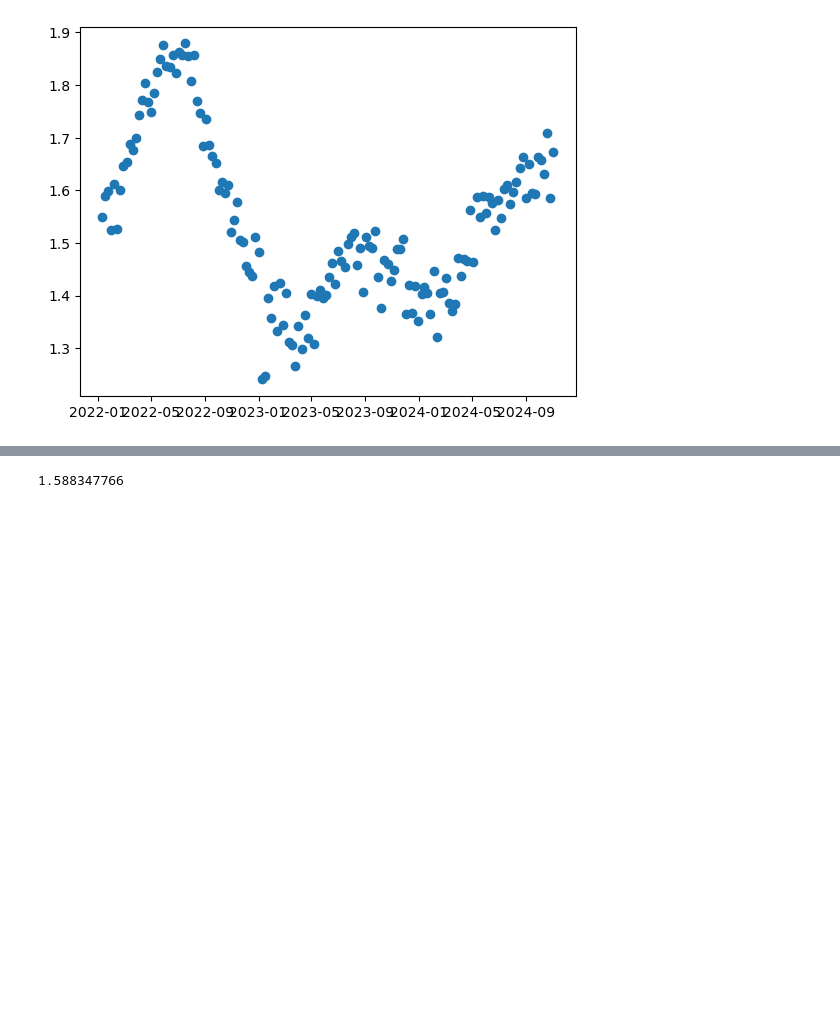
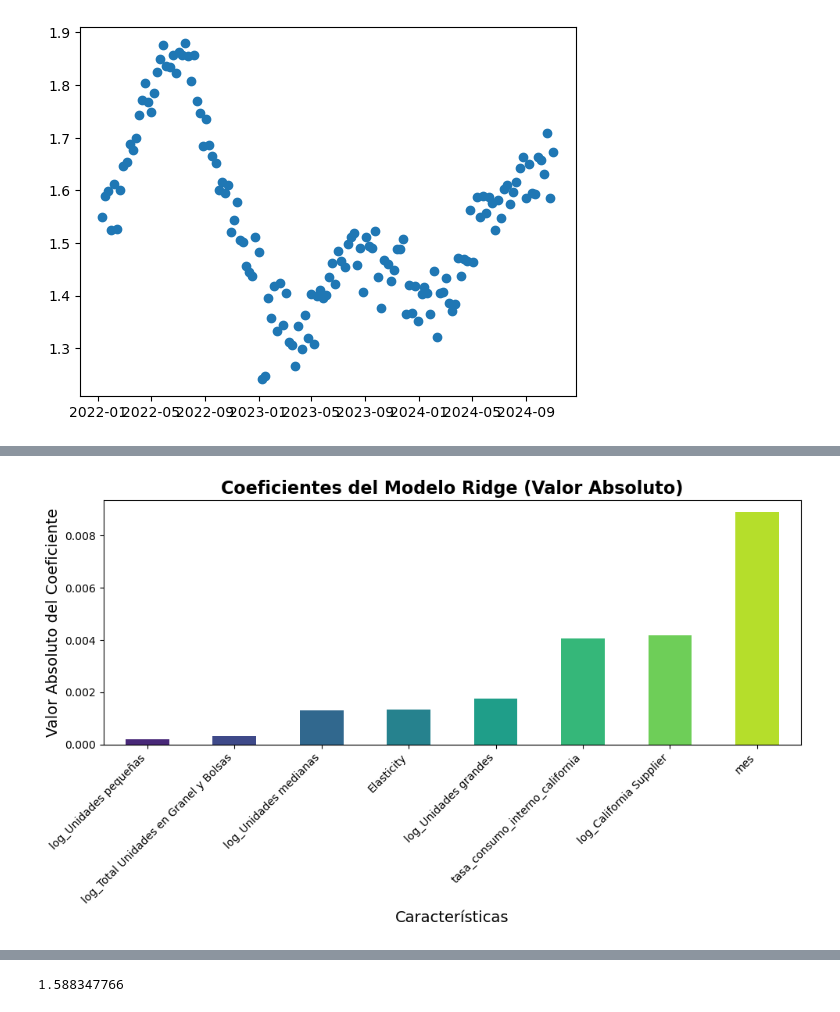
Before and after one commit to arboldeku/Avocado-2.0, a Jupyter notebook: code/modelos_predicciones.ipynb, the cells around one changed output, grey strips where cells are left out. Cells and saved outputs as stored; diff of their text form; code cells hidden in the pictures; blank space fills up the shorter version.

```diff
--- a/code/modelos_predicciones.ipynb
+++ b/code/modelos_predicciones.ipynb
@@ -278,3 +345,23 @@ plt.scatter(y_clean_data, x_clean_data)
 plt.show()
 # %% [output]
 [figure]
+# %%
+# Calcular el rango intercuartilico (IQR) de la variable dependiente 'ASP Current Year'
+Q1 = california_consumption_clean['ASP Current Year'].quantile(0.25)
+Q3 = california_consumption_clean['ASP Current Year'].quantile(0.75)
+IQR = Q3 - Q1
+
+# Definir los límites inferior y superior para detectar outliers
+lower_bound = Q1 - 1.5 * IQR
+upper_bound = Q3 + 1.5 * IQR
+
+# Identificar los outliers en 'ASP Current Year'
+outliers = california_consumption_clean[(california_consumption_clean['ASP Current Year'] < lower_bound) |
+                                        (california_consumption_clean['ASP Current Year'] > upper_bound)]
+
+# Reemplazar los outliers por la media de la variable 'ASP Current Year'
+mean_value = california_consumption_clean['ASP Current Year'].mean()
+
+# Reemplazar los outliers con la media
+california_consumption_clean['ASP Current Year'] = california_consumption_clean['ASP Current Year'].apply(
+    lambda x: mean_value if x < lower_bound or x > upper_bound else x)
@@ -280,0 +434,53 @@ plt.show()
+# %%
+# Suponiendo que 'california_consumption_clean' es tu DataFrame
+# Definir las variables que se usarán
+X_clean = california_consumption_clean[['tasa_consumo_interno_california', 'Elasticity', 'mes'] + [f'log_{var}' for var in ['Unidades pequeñas', 'Unidades medianas', 'Unidades grandes', 'Total Unidades en Granel y Bolsas', 'California Supplier']]]
+y_clean = california_consumption_clean['ASP Current Year']
+
+# Dividir los datos en entrenamiento y prueba
+X_train, X_test, y_train, y_test = train_test_split(X_clean, y_clean, test_size=0.2, random_state=42)
+
+# Inicializamos el regresor Ridge con una penalización de 1000 (puedes cambiar el alpha según convenga)
+ridge = Ridge(alpha=1000)
+
+# Ajustamos el modelo a los datos de entrenamiento
+ridge.fit(X_train, y_train)
+
+# Extraemos los coeficientes y los ordenamos en función de su valor absoluto
+coefs_ridge = pd.Series(np.abs(ridge.coef_), index=X_train.columns).sort_values(ascending=False)
+
+# Realizamos la predicción en el conjunto de prueba y entrenamiento
+y_train_pred_ridge = ridge.predict(X_train)
+y_test_pred_ridge = ridge.predict(X_test)
+
+# Evaluación del modelo: calculamos el Error Cuadrático Medio (MSE) y el R^2
+mse_ridge_train = mean_squared_error(y_train, y_train_pred_ridge)  # MSE en entrenamiento
+mse_ridge_test = mean_squared_error(y_test, y_test_pred_ridge)  # MSE en prueba
+r2score_ridge_train = ridge.score(X_train, y_train)  # R^2 en entrenamiento
+r2score_ridge_test = ridge.score(X_test, y_test)  # R^2 en prueba
+
+# Mostramos los resultados:
+print('\nIntercepto del modelo:', ridge.intercept_)
+print('\nCoeficientes del modelo Ridge:\n', ridge.coef_)
+print('\nError Cuadrático Medio (MSE) en entrenamiento:', mse_ridge_train)
+print('Error Cuadrático Medio (MSE) en prueba:', mse_ridge_test)
+print('\nPuntaje R^2 en entrenamiento:', r2score_ridge_train)
+print('Puntaje R^2 en prueba:', r2score_ridge_test)
+
+# Graficamos los coeficientes ordenados por valor absoluto
+plt.figure(figsize=(10, 6))
+# Ordenar los coeficientes de menor a mayor (invirtiendo el orden)
+coefs_ridge.sort_values(ascending=True).plot(kind='bar', color=sns.color_palette("viridis", n_colors=len(coefs_ridge)))
+
+# Añadimos el título y etiquetas a los ejes
+plt.title('Coeficientes del Modelo Ridge (Valor Absoluto)', fontsize=16, weight='bold')
+plt.xlabel('Características', fontsize=14)
+plt.ylabel('Valor Absoluto del Coeficiente', fontsize=14)
+
+# Ajustamos las etiquetas del eje x para mejorar la legibilidad
+plt.xticks(rotation=45, ha='right')
+
+# Mostramos la gráfica con un diseño ajustado
+plt.tight_layout()  # Ajuste del espaciado para evitar solapamientos
+plt.show()
+# %% [output]
@@ -280,0 +498 @@ plt.show()
+[figure, added]
```
Also changed, not shown: parts of 29 cells of this notebook, 2 other files.
